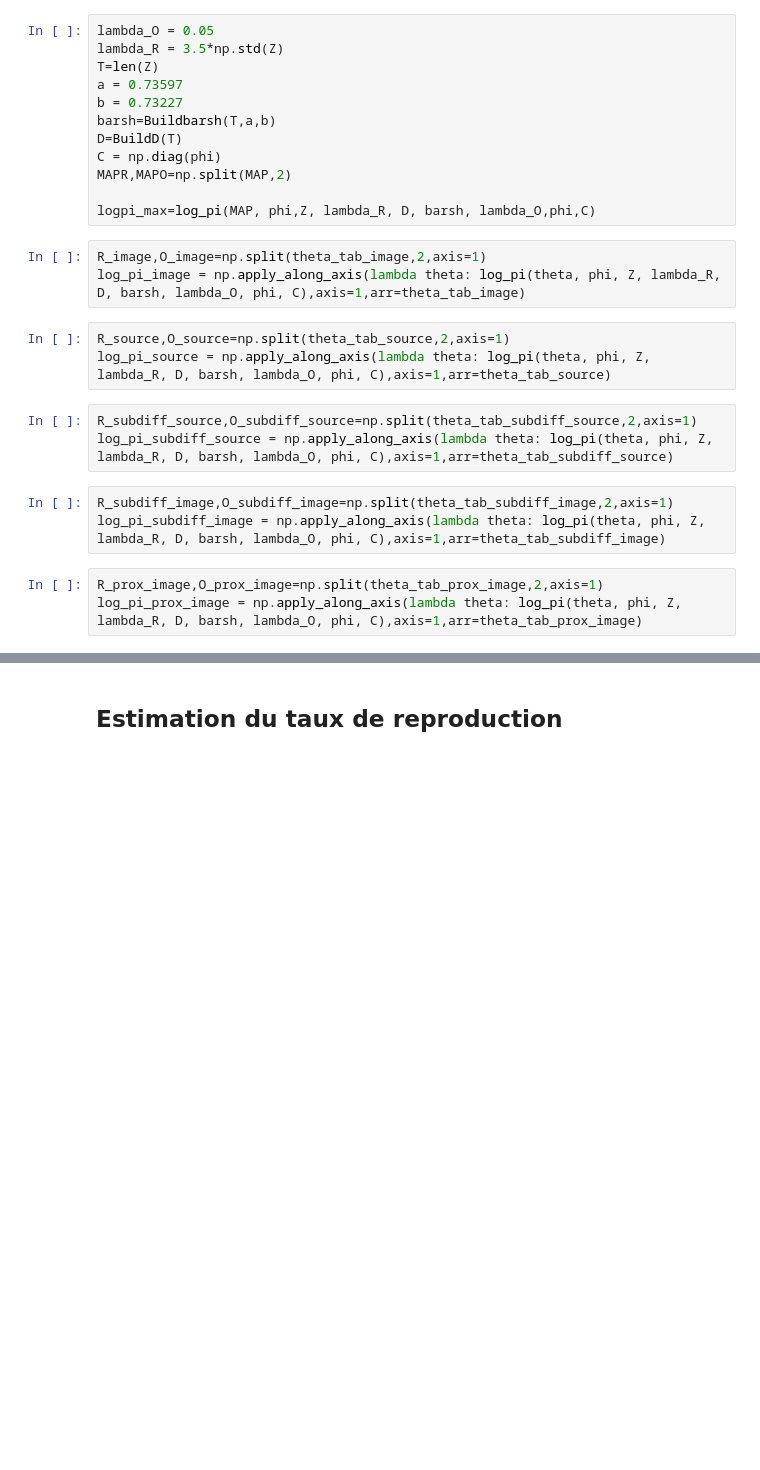
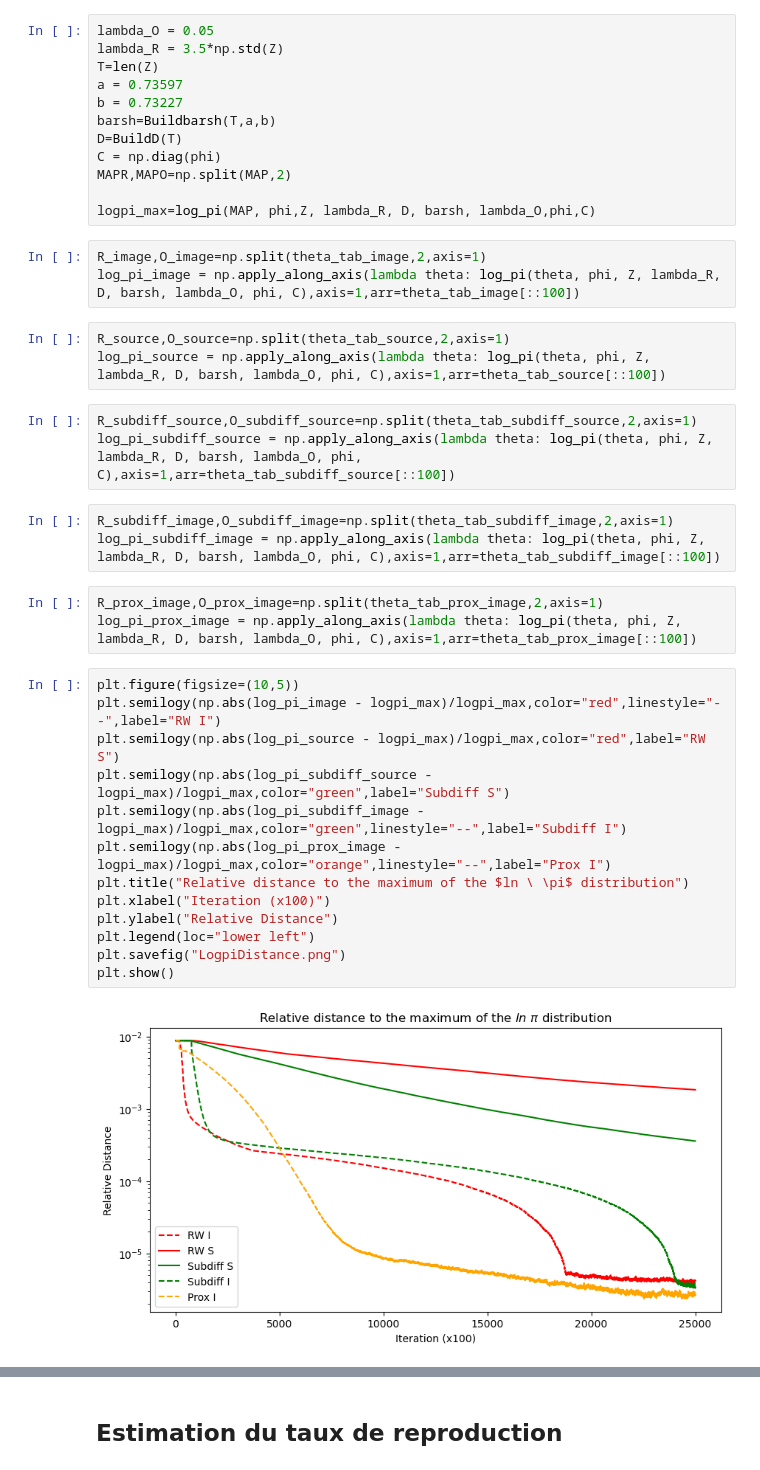
Before and after one commit to vetlerl/mcmc-epidemic, a Jupyter notebook: covid_graphics.ipynb, the cells around one changed output, grey strips where cells are left out. Cells and saved outputs as stored; diff of their text form; blank space fills up the shorter version.

```diff
--- a/covid_graphics.ipynb
+++ b/covid_graphics.ipynb
@@ -107,16 +120,31 @@ MAPR,MAPO=np.split(MAP,2)
 logpi_max=log_pi(MAP, phi,Z, lambda_R, D, barsh, lambda_O,phi,C)
 # %%
 R_image,O_image=np.split(theta_tab_image,2,axis=1)
-log_pi_image = np.apply_along_axis(lambda theta: log_pi(theta, phi, Z, lambda_R, D, barsh, lambda_O, phi, C),axis=1,arr=theta_tab_image)
+log_pi_image = np.apply_along_axis(lambda theta: log_pi(theta, phi, Z, lambda_R, D, barsh, lambda_O, phi, C),axis=1,arr=theta_tab_image[::100])
 # %%
 R_source,O_source=np.split(theta_tab_source,2,axis=1)
-log_pi_source = np.apply_along_axis(lambda theta: log_pi(theta, phi, Z, lambda_R, D, barsh, lambda_O, phi, C),axis=1,arr=theta_tab_source)
+log_pi_source = np.apply_along_axis(lambda theta: log_pi(theta, phi, Z, lambda_R, D, barsh, lambda_O, phi, C),axis=1,arr=theta_tab_source[::100])
 # %%
 R_subdiff_source,O_subdiff_source=np.split(theta_tab_subdiff_source,2,axis=1)
-log_pi_subdiff_source = np.apply_along_axis(lambda theta: log_pi(theta, phi, Z, lambda_R, D, barsh, lambda_O, phi, C),axis=1,arr=theta_tab_subdiff_source)
+log_pi_subdiff_source = np.apply_along_axis(lambda theta: log_pi(theta, phi, Z, lambda_R, D, barsh, lambda_O, phi, C),axis=1,arr=theta_tab_subdiff_source[::100])
 # %%
 R_subdiff_image,O_subdiff_image=np.split(theta_tab_subdiff_image,2,axis=1)
-log_pi_subdiff_image = np.apply_along_axis(lambda theta: log_pi(theta, phi, Z, lambda_R, D, barsh, lambda_O, phi, C),axis=1,arr=theta_tab_subdiff_image)
+log_pi_subdiff_image = np.apply_along_axis(lambda theta: log_pi(theta, phi, Z, lambda_R, D, barsh, lambda_O, phi, C),axis=1,arr=theta_tab_subdiff_image[::100])
 # %%
 R_prox_image,O_prox_image=np.split(theta_tab_prox_image,2,axis=1)
-log_pi_prox_image = np.apply_along_axis(lambda theta: log_pi(theta, phi, Z, lambda_R, D, barsh, lambda_O, phi, C),axis=1,arr=theta_tab_prox_image)
+log_pi_prox_image = np.apply_along_axis(lambda theta: log_pi(theta, phi, Z, lambda_R, D, barsh, lambda_O, phi, C),axis=1,arr=theta_tab_prox_image[::100])
+# %%
+plt.figure(figsize=(10,5))
+plt.semilogy(np.abs(log_pi_image - logpi_max)/logpi_max,color="red",linestyle="--",label="RW I")
+plt.semilogy(np.abs(log_pi_source - logpi_max)/logpi_max,color="red",label="RW S")
+plt.semilogy(np.abs(log_pi_subdiff_source - logpi_max)/logpi_max,color="green",label="Subdiff S")
+plt.semilogy(np.abs(log_pi_subdiff_image - logpi_max)/logpi_max,color="green",linestyle="--",label="Subdiff I")
+plt.semilogy(np.abs(log_pi_prox_image - logpi_max)/logpi_max,color="orange",linestyle="--",label="Prox I")
+plt.title("Relative distance to the maximum of the $ln \ \pi$ distribution")
+plt.xlabel("Iteration (x100)")
+plt.ylabel("Relative Distance")
+plt.legend(loc="lower left")
+plt.savefig("LogpiDistance.png")
+plt.show()
+# %% [output]
+[figure, added]
```
Also changed, not shown: parts of 11 cells of this notebook, 6 other files.
